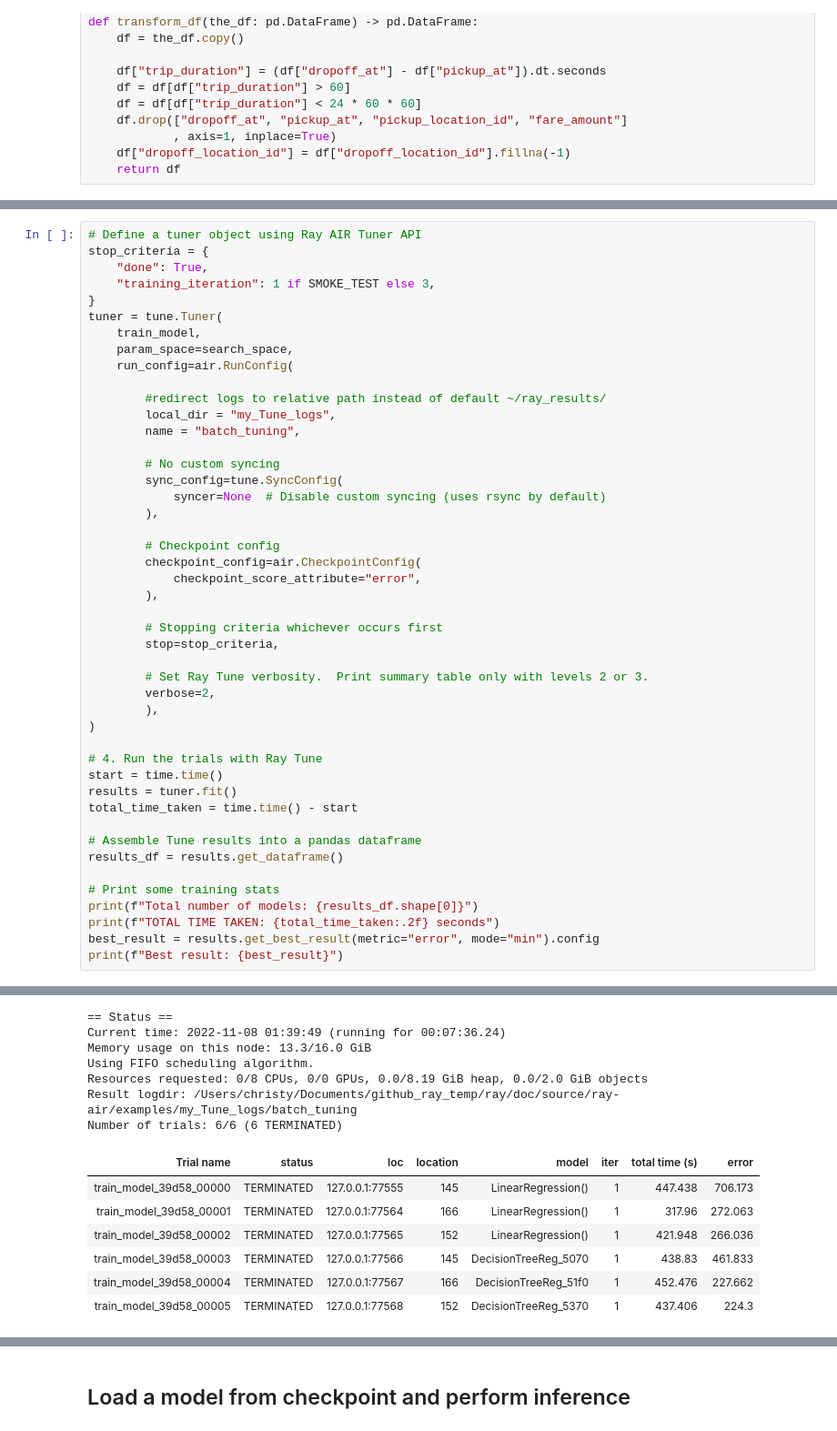
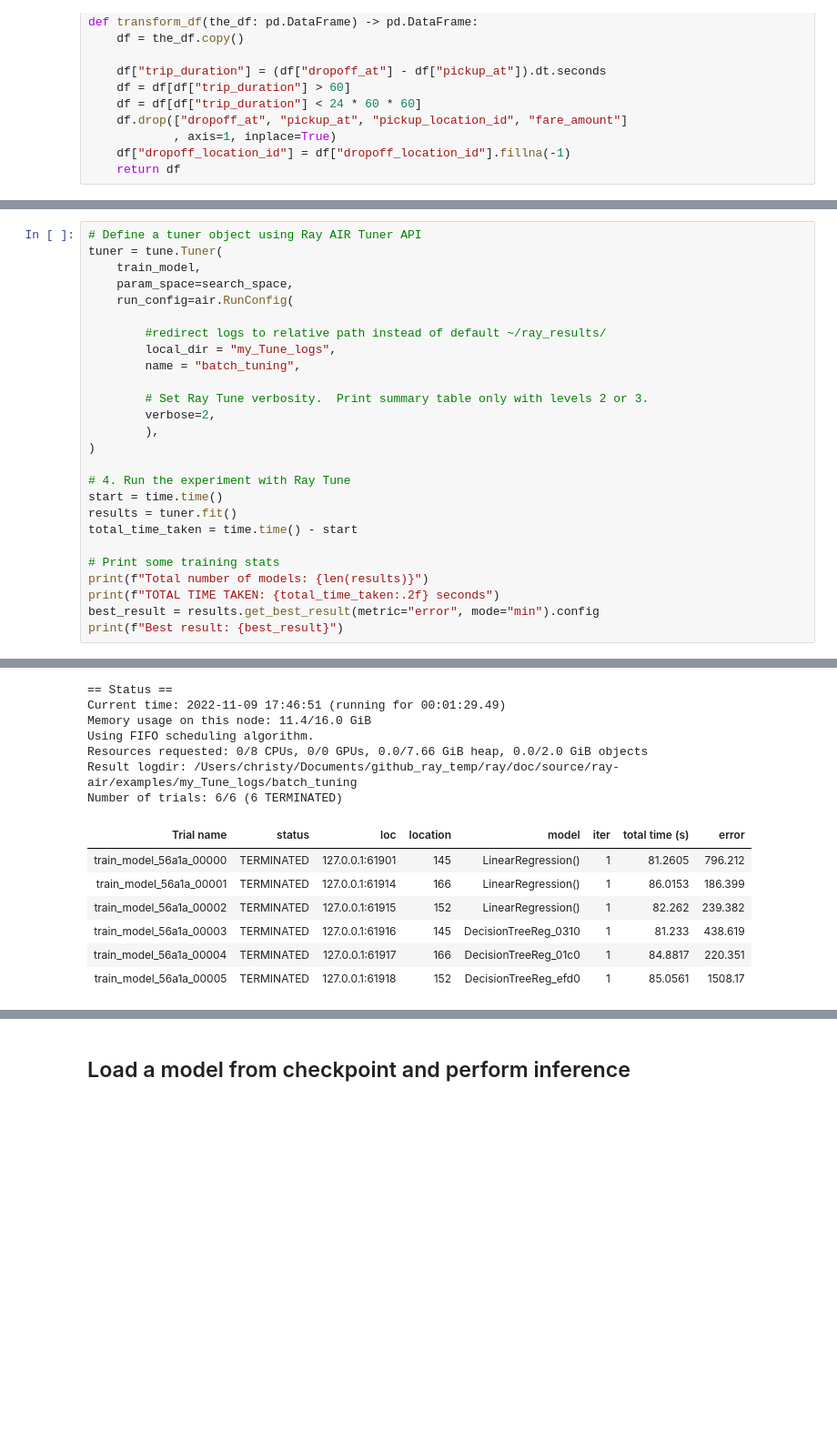
Before and after one commit to christy/AnyscaleDemos, a Jupyter notebook: ray_air_demos/ray_air/batch_tuning.ipynb, the cells around one changed output, grey strips where cells are left out. Shown: that part at 91% size. Saved outputs shown, nothing was run; the diff lists cells and outputs as text; blank space fills up the shorter version.

```diff
--- a/ray_air_demos/ray_air/batch_tuning.ipynb
+++ b/ray_air_demos/ray_air/batch_tuning.ipynb
@@ -242,9 +294,5 @@ Tune can retry failed trials automatically, as well as entire experiments; see [
 # %%
 # Define a tuner object using Ray AIR Tuner API
-stop_criteria = {
-    "done": True,
-    "training_iteration": 1 if SMOKE_TEST else 3,
-}
 tuner = tune.Tuner(
     train_model,
     param_space=search_space,
@@ -254,34 +302,18 @@ tuner = tune.Tuner(
         local_dir = "my_Tune_logs",
         name = "batch_tuning",
 
-        # No custom syncing
-        sync_config=tune.SyncConfig(
-            syncer=None  # Disable custom syncing (uses rsync by default)
-        ),
-
-        # Checkpoint config
-        checkpoint_config=air.CheckpointConfig(
-            checkpoint_score_attribute="error",
-        ),
-
-        # Stopping criteria whichever occurs first
-        stop=stop_criteria,
-
         # Set Ray Tune verbosity.  Print summary table only with levels 2 or 3.
         verbose=2,
         ),
 )
 
-# 4. Run the trials with Ray Tune
+# 4. Run the experiment with Ray Tune
 start = time.time()
 results = tuner.fit()
 total_time_taken = time.time() - start
 
-# Assemble Tune results into a pandas dataframe
-results_df = results.get_dataframe()
-
 # Print some training stats
-print(f"Total number of models: {results_df.shape[0]}")
+print(f"Total number of models: {len(results)}")
 print(f"TOTAL TIME TAKEN: {total_time_taken:.2f} seconds")
 best_result = results.get_best_result(metric="error", mode="min").config
 print(f"Best result: {best_result}")
@@ -290,14 +322,14 @@ print(f"Best result: {best_result}")
 == Status ==
-Current time: 2022-11-08 01:39:49 (running for 00:07:36.24)
-Memory usage on this node: 13.3/16.0 GiB
+Current time: 2022-11-09 17:46:51 (running for 00:01:29.49)
+Memory usage on this node: 11.4/16.0 GiB
 Using FIFO scheduling algorithm.
-Resources requested: 0/8 CPUs, 0/0 GPUs, 0.0/8.19 GiB heap, 0.0/2.0 GiB objects
+Resources requested: 0/8 CPUs, 0/0 GPUs, 0.0/7.66 GiB heap, 0.0/2.0 GiB objects
 Result logdir: /Users/christy/Documents/github_ray_temp/ray/doc/source/ray-air/examples/my_Tune_logs/batch_tuning
 Number of trials: 6/6 (6 TERMINATED)
 | Trial name | status | loc | location | model | iter | total time (s) | error |
-| train_model_39d58_00000 | TERMINATED | 127.0.0.1:77555 | 145 | LinearRegression() | 1 | 447.438 | 706.173 |
-| train_model_39d58_00001 | TERMINATED | 127.0.0.1:77564 | 166 | LinearRegression() | 1 | 317.96 | 272.063 |
-| train_model_39d58_00002 | TERMINATED | 127.0.0.1:77565 | 152 | LinearRegression() | 1 | 421.948 | 266.036 |
-| train_model_39d58_00003 | TERMINATED | 127.0.0.1:77566 | 145 | DecisionTreeReg_5070 | 1 | 438.83 | 461.833 |
-| train_model_39d58_00004 | TERMINATED | 127.0.0.1:77567 | 166 | DecisionTreeReg_51f0 | 1 | 452.476 | 227.662 |
-| train_model_39d58_00005 | TERMINATED | 127.0.0.1:77568 | 152 | DecisionTreeReg_5370 | 1 | 437.406 | 224.3 |
+| train_model_56a1a_00000 | TERMINATED | 127.0.0.1:61901 | 145 | LinearRegression() | 1 | 81.2605 | 796.212 |
+| train_model_56a1a_00001 | TERMINATED | 127.0.0.1:61914 | 166 | LinearRegression() | 1 | 86.0153 | 186.399 |
+| train_model_56a1a_00002 | TERMINATED | 127.0.0.1:61915 | 152 | LinearRegression() | 1 | 82.262 | 239.382 |
+| train_model_56a1a_00003 | TERMINATED | 127.0.0.1:61916 | 145 | DecisionTreeReg_0310 | 1 | 81.233 | 438.619 |
+| train_model_56a1a_00004 | TERMINATED | 127.0.0.1:61917 | 166 | DecisionTreeReg_01c0 | 1 | 84.8817 | 220.351 |
+| train_model_56a1a_00005 | TERMINATED | 127.0.0.1:61918 | 152 | DecisionTreeReg_efd0 | 1 | 85.0561 | 1508.17 |
```
Also changed, not shown: parts of 43 cells of this notebook.
